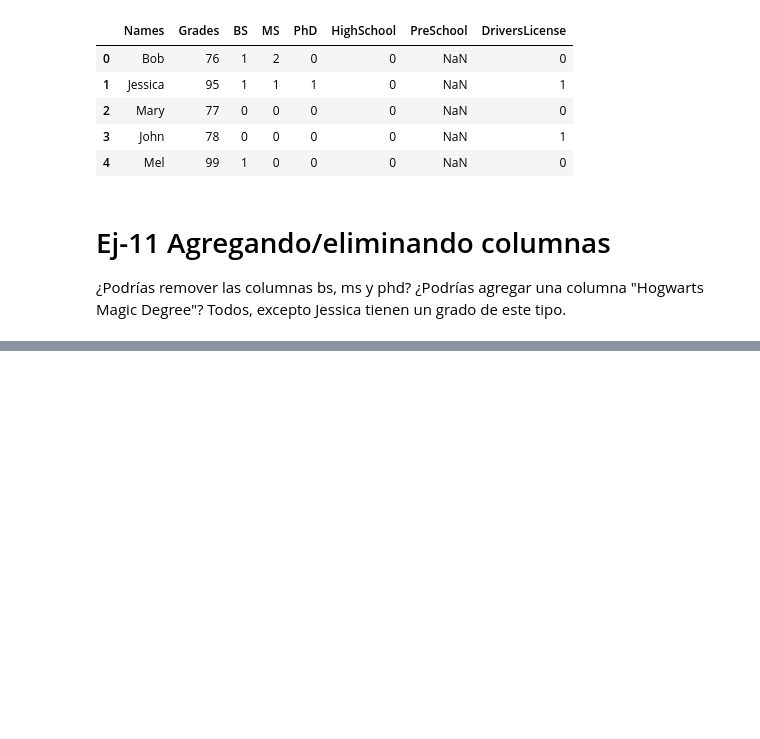
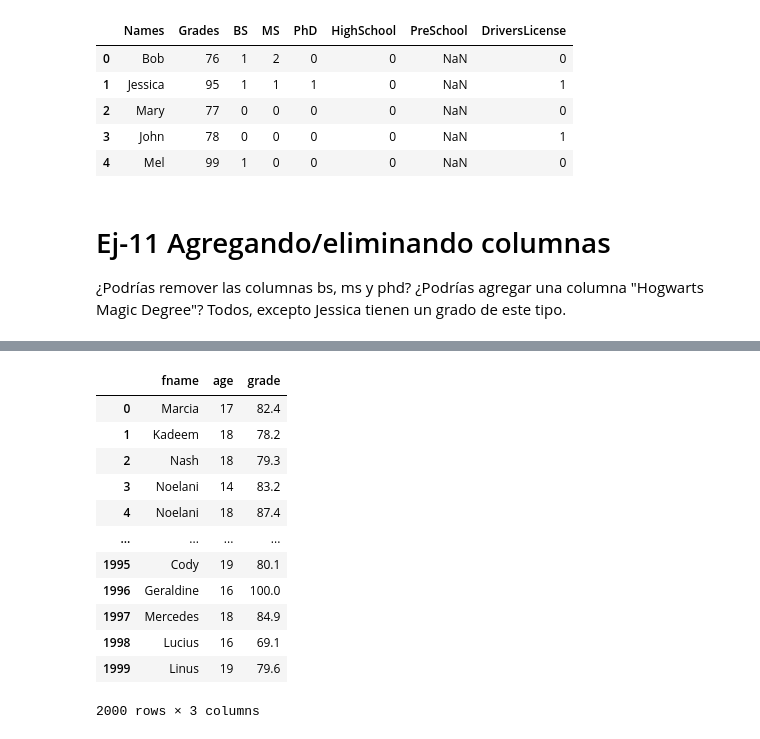
Before and after one commit to MarianaArzapalo/1-ADescDatos, a Jupyter notebook: 01-li-datos.ipynb, the cells around one changed output, grey strips where cells are left out. Saved outputs shown, nothing was run; the diff lists cells and outputs as text; code cells hidden in the pictures; blank space fills up the shorter version.

Commit message:
Seleccionando columnas...

```diff
--- a/01-li-datos.ipynb
+++ b/01-li-datos.ipynb
@@ -973,0 +978,7 @@ df
+# %%
+import pandas as pd
+
+Location = "datasets/gradedata.csv"
+df = pd.read_csv(Location)
+
+df.head()
@@ -973,0 +1027,18 @@ df
+# %%
+# Regresando un Dataframe con varias columnas
+
+df[['fname','age','grade']]
+# %% [output]
+|  | fname | age | grade |
+| 0 | Marcia | 17 | 82.4 |
+| 1 | Kadeem | 18 | 78.2 |
+| 2 | Nash | 18 | 79.3 |
+| 3 | Noelani | 14 | 83.2 |
+| 4 | Noelani | 18 | 87.4 |
+| ... | ... | ... | ... |
+| 1995 | Cody | 19 | 80.1 |
+| 1996 | Geraldine | 16 | 100.0 |
+| 1997 | Mercedes | 18 | 84.9 |
+| 1998 | Lucius | 16 | 69.1 |
+| 1999 | Linus | 19 | 79.6 |
+2000 rows × 3 columns
```
Also changed, not shown: parts of 7 cells of this notebook.
